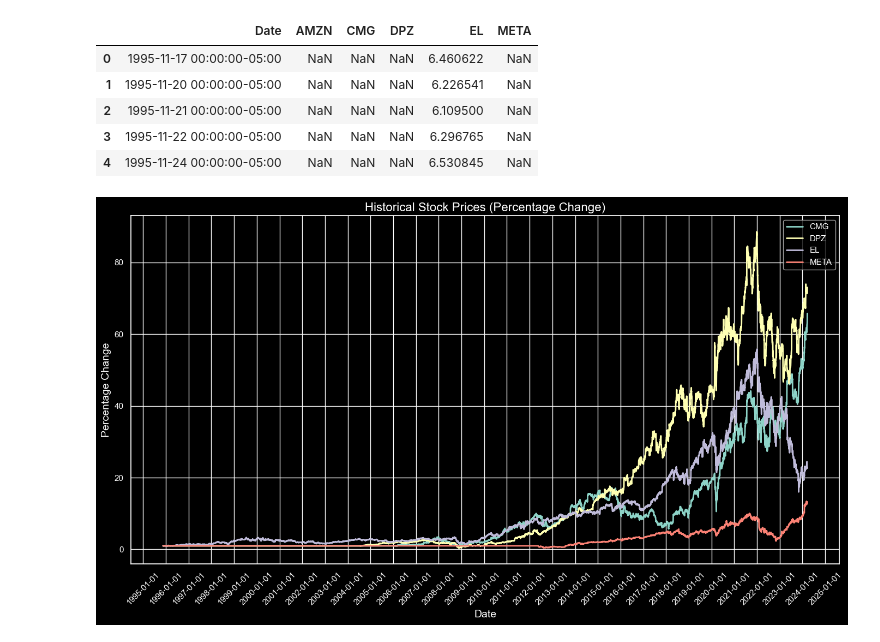
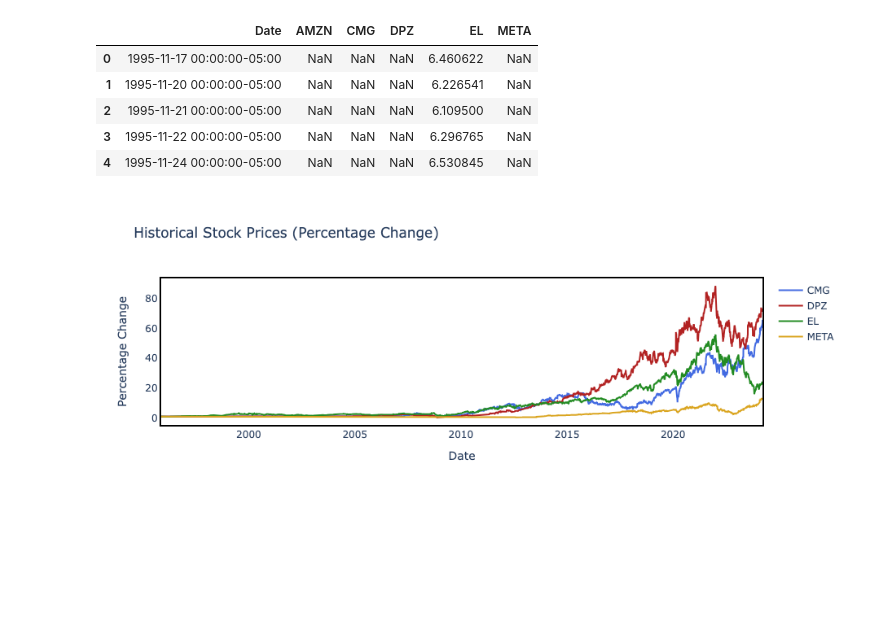
Before and after one commit to aloukrezis01/capital-markets, a Jupyter notebook: Growth Equity EDA.ipynb, the cells around one changed output. Cells and saved outputs as stored; diff of their text form; code cells hidden in the pictures; blank space fills up the shorter version.

```diff
--- a/Growth Equity EDA.ipynb
+++ b/Growth Equity EDA.ipynb
@@ -86,33 +88,43 @@ merged_df.head()
 | 2 | 1995-11-21 00:00:00-05:00 | NaN | NaN | NaN | 6.109500 | NaN |
 | 3 | 1995-11-22 00:00:00-05:00 | NaN | NaN | NaN | 6.296765 | NaN |
 | 4 | 1995-11-24 00:00:00-05:00 | NaN | NaN | NaN | 6.530845 | NaN |
-# %%
-# Calculate the percentage change from the first available price for each stock
-merged_pct_change = merged_df.set_index('Date').pct_change().add(1).cumprod().fillna(1)
-
-# Plot the percentage change over time
-plt.figure(figsize=(14, 8))
-#plt.plot(merged_pct_change.index, merged_pct_change['AMZN'], label='AMZN', linewidth=2)
-plt.plot(merged_pct_change.index, merged_pct_change['CMG'], label='CMG', linewidth=2)
-plt.plot(merged_pct_change.index, merged_pct_change['DPZ'], label='DPZ', linewidth=2)
-plt.plot(merged_pct_change.index, merged_pct_change['EL'], label='EL', linewidth=2)
-plt.plot(merged_pct_change.index, merged_pct_change['META'], label='META', linewidth=2)
-
-# Add title and labels
-plt.title('Historical Stock Prices (Percentage Change)', fontsize=16)
-plt.xlabel('Date', fontsize=14)
-plt.ylabel('Percentage Change', fontsize=14)
-
-# Adjust x-axis date format
-plt.gca().xaxis.set_major_formatter(plt.matplotlib.dates.DateFormatter('%Y-%m-%d'))
-plt.gca().xaxis.set_major_locator(plt.matplotlib.dates.YearLocator())
-
-plt.xticks(rotation=45)
-plt.legend()
-plt.grid(True)
-
-# Show plot
-plt.tight_layout()
-plt.show()
-# %% [output]
-[figure, removed]
+# %%
+import plotly.graph_objects as go
+import pandas as pd
+
+# Assuming 'merged_pct_change' is your DataFrame from the previous step
+
+# Create a Plotly figure
+fig = go.Figure()
+
+# Add traces for each stock
+fig.add_trace(go.Scatter(x=merged_pct_change.index, y=merged_pct_change['CMG'], mode='lines', name='CMG', line=dict(color='royalblue')))
+fig.add_trace(go.Scatter(x=merged_pct_change.index, y=merged_pct_change['DPZ'], mode='lines', name='DPZ', line=dict(color='firebrick')))
+fig.add_trace(go.Scatter(x=merged_pct_change.index, y=merged_pct_change['EL'], mode='lines', name='EL', line=dict(color='forestgreen')))
+fig.add_trace(go.Scatter(x=merged_pct_change.index, y=merged_pct_change['META'], mode='lines', name='META', line=dict(color='goldenrod')))
+
+# Improve layout for a cleaner look
+fig.update_layout(
+    title='Historical Stock Prices (Percentage Change)',
+    xaxis_title='Date',
+    yaxis_title='Percentage Change',
+    plot_bgcolor='white',
+    xaxis=dict(
+        linecolor='black',
+        linewidth=2,
+        mirror=True
+    ),
+    yaxis=dict(
+        linecolor='black',
+        linewidth=2,
+        mirror=True
+    ),
+    legend=dict(
+        bgcolor='rgba(255,255,255,0.5)'
+    )
+)
+
+# Show the figure
+fig.show()
+# %% [output]
+[figure, added]
```
Also changed, not shown: parts of 1 cell of this notebook, 2 other files.
